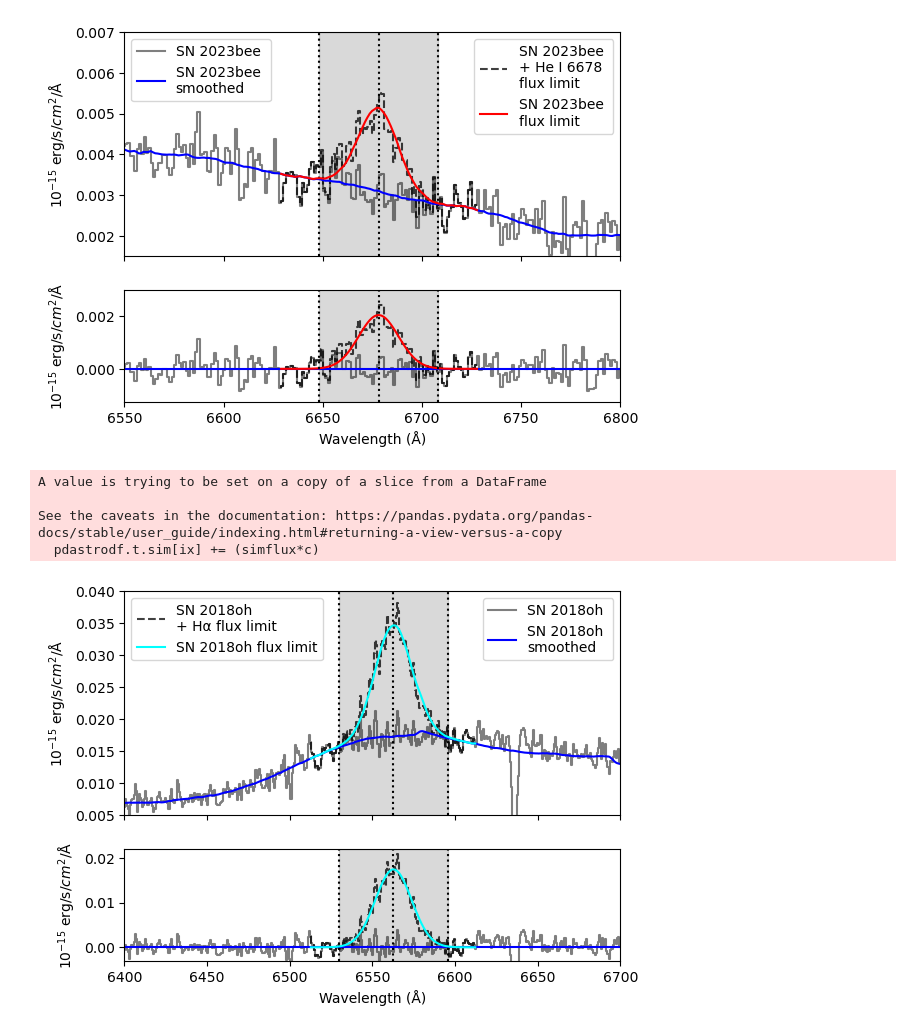
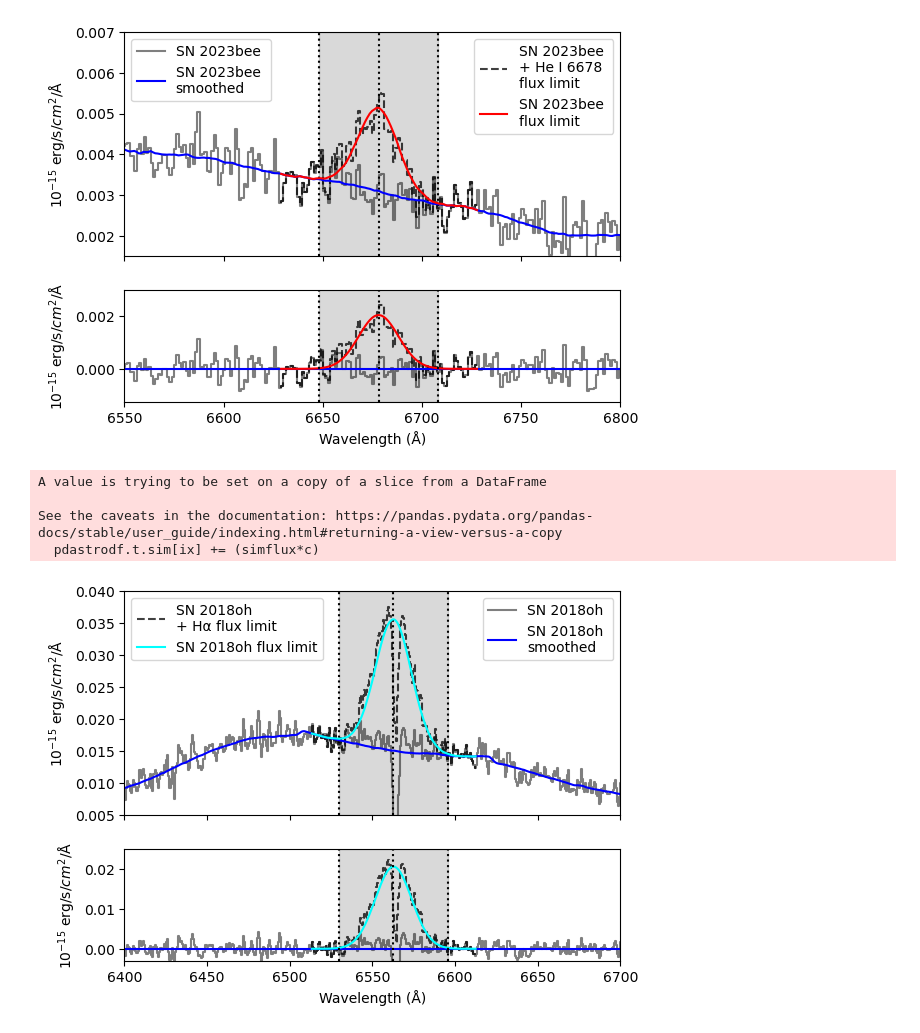
Before and after one commit to skvc22/sn2023bee, a Jupyter notebook: calibrate.ipynb, the cells around one changed output. Saved outputs shown, nothing was run; the diff lists cells and outputs as text; code cells hidden in the pictures.

```diff
--- a/calibrate.ipynb
+++ b/calibrate.ipynb
@@ -346,35 +346,38 @@ add_gaussian(spec, calib*(10**15), uncert_bee, smoothed_bee, hei6678, 10, 50, 'S
 spec_oh = pd.DataFrame()
 deimosspec = pdastroclass()
 lrisspec = pdastroclass()
 
 spec_oh = pd.read_csv('./other_sne/2018oh_2spec.txt', skiprows=np.arange(0,25), names = ['instrument','wavelength', 'flux', 'dflux'], delim_whitespace=True)
 deimosspec.t = spec_oh.loc[spec_oh['instrument'].eq("DEIMOS")].copy()
 lrisspec.t = spec_oh.loc[spec_oh['instrument'].eq("LRIS")].copy().reset_index()
 
 deimosspec.t.flux = deimosspec.t.flux*(10**15)
+deimosspec.t.wavelength = deimosspec.t.wavelength/1.010981
+
 lrisspec.t.flux = lrisspec.t.flux*(10**15)
+lrisspec.t.wavelength = lrisspec.t.wavelength/1.010981
 
 smoothed_oh_deimos = savgol_filter(deimosspec.t.flux, 181, 2)
 smoothed_oh_lris = savgol_filter(lrisspec.t.flux, 181, 2)
 
 p = deimosspec.ix_inrange('wavelength', hei5875+100,halpha-100)
 q = deimosspec.ix_inrange('wavelength', hei6678+100, 7100)
 r = deimosspec.ix_inrange('wavelength', hbeta-200, hbeta-100)
 s = deimosspec.ix_inrange('wavelength', hbeta+100, hbeta+800)
 valid_ixs_oh = list(np.concatenate([p, q]))
 valid_ixs_oh_hb = list(np.concatenate([r, s]))
 
 rms = deimosspec.t.flux-smoothed_oh_deimos
 uncert_oh = tstd(deimosspec.t.flux[valid_ixs_oh]-smoothed_bee[valid_ixs_oh])
 uncert_oh_hb = tstd(deimosspec.t.flux[valid_ixs_oh_hb]-smoothed_bee[valid_ixs_oh_hb])
 
-add_gaussian(deimosspec, 1, uncert_oh, smoothed_oh_deimos, halpha, 11, 50, 'SN 2018oh', 'Hα', [6400,6700], [0.005,.04], [-.003, .022], gcolor='cyan', split_legend=True)
+add_gaussian(deimosspec, 1, uncert_oh, smoothed_oh_deimos, halpha, 11, 50, 'SN 2018oh', 'Hα', [6400,6700], [0.005,.04], [-.003, .025], gcolor='cyan', split_legend=True)
 # %% [output]
 A value is trying to be set on a copy of a slice from a DataFrame
 
 See the caveats in the documentation: https://pandas.pydata.org/pandas-docs/stable/user_guide/indexing.html#returning-a-view-versus-a-copy
   pdastrodf.t.sim[ix] += (simflux*c)
-[figure, old version]
+[figure, new version]
 # %%
 # read in the spectrum for 2017cbv, extract the GMOS optical spectrum from Jan 9, 2018, convert indices with flux = NaN-representing -9.9 into NaNs and drop; smooth
 gmos1spec = pdastroclass()
```
Also changed, not shown: parts of 3 cells of this notebook.
